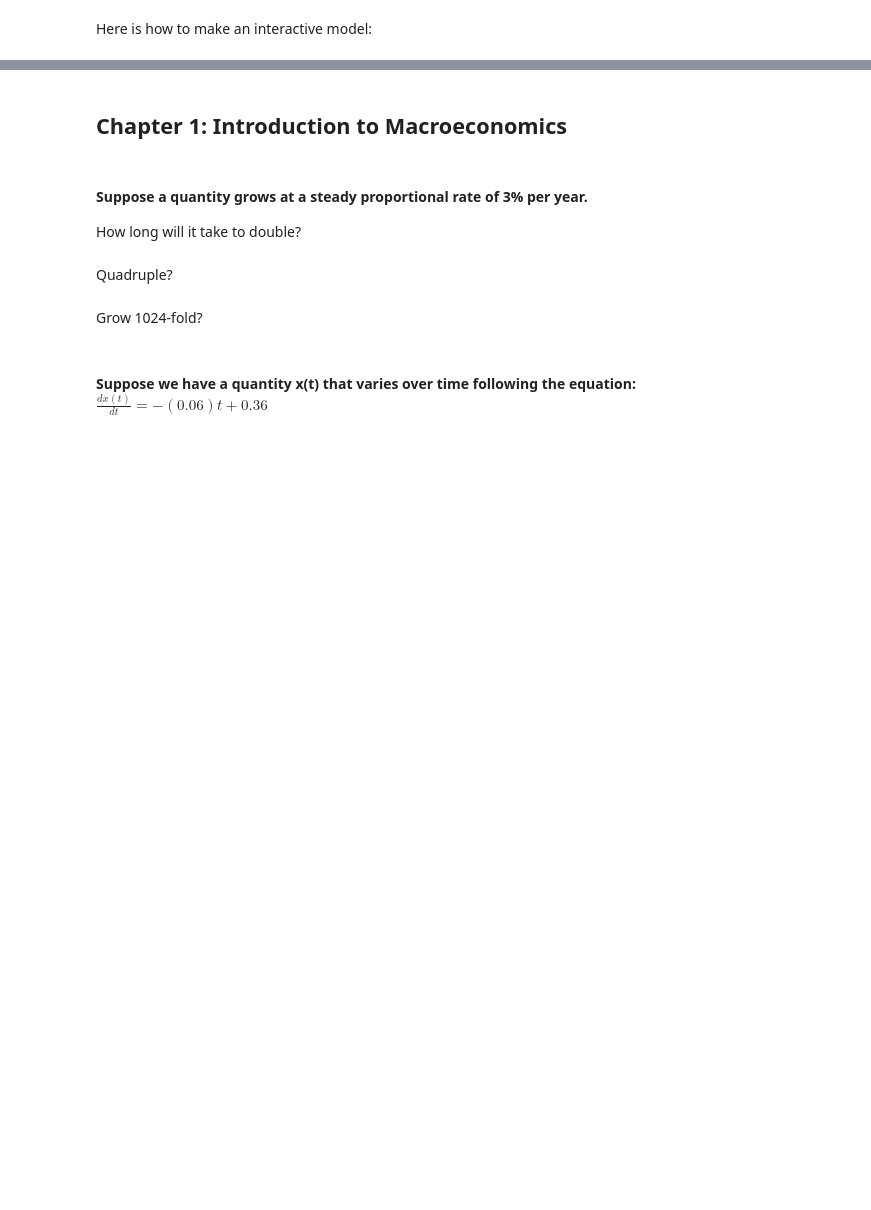
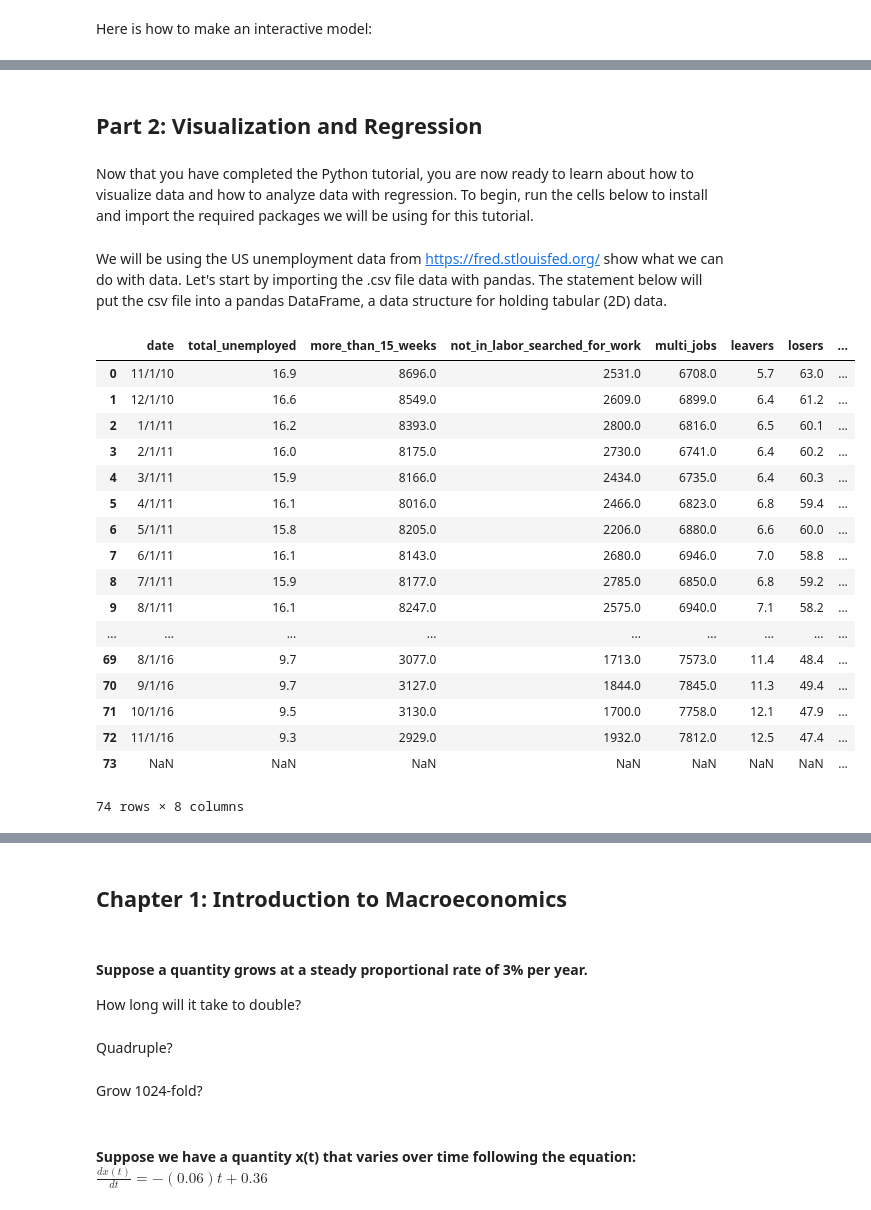
Before and after one commit to ds-modules/ECON-101B, a Jupyter notebook: Intro/intro.ipynb, the cells around one changed output, grey strips where cells are left out. Saved outputs shown, nothing was run; the diff lists cells and outputs as text; code cells hidden in the pictures; blank space fills up the shorter version.

```diff
--- a/Intro/intro.ipynb
+++ b/Intro/intro.ipynb
@@ -25,0 +263,4 @@ Here is how to make an interactive model:
+# %% [markdown]
+## Part 2: Visualization and Regression
+# %% [markdown]
+Now that you have completed the Python tutorial, you are now ready to learn about how to visualize data and how to analyze data with regression. To begin, run the cells below to install and import the required packages we will be using for this tutorial.
@@ -25,0 +278,24 @@ Here is how to make an interactive model:
+# %% [markdown]
+We will be using the US unemployment data from https://fred.stlouisfed.org/ show what we can do with data. Let's start by importing the .csv file data with pandas. The statement below will put the csv file into a pandas DataFrame, a data structure for holding tabular (2D) data.
+# %%
+unemployment_data = pd.read_csv("data/unemployment.csv")
+unemployment_data
+# %% [output]
+|  | date | total_unemployed | more_than_15_weeks | not_in_labor_searched_for_work | multi_jobs | leavers | losers | ... |
+| 0 | 11/1/10 | 16.9 | 8696.0 | 2531.0 | 6708.0 | 5.7 | 63.0 | ... |
+| 1 | 12/1/10 | 16.6 | 8549.0 | 2609.0 | 6899.0 | 6.4 | 61.2 | ... |
+| 2 | 1/1/11 | 16.2 | 8393.0 | 2800.0 | 6816.0 | 6.5 | 60.1 | ... |
+| 3 | 2/1/11 | 16.0 | 8175.0 | 2730.0 | 6741.0 | 6.4 | 60.2 | ... |
+| 4 | 3/1/11 | 15.9 | 8166.0 | 2434.0 | 6735.0 | 6.4 | 60.3 | ... |
+| 5 | 4/1/11 | 16.1 | 8016.0 | 2466.0 | 6823.0 | 6.8 | 59.4 | ... |
+| 6 | 5/1/11 | 15.8 | 8205.0 | 2206.0 | 6880.0 | 6.6 | 60.0 | ... |
+| 7 | 6/1/11 | 16.1 | 8143.0 | 2680.0 | 6946.0 | 7.0 | 58.8 | ... |
+| 8 | 7/1/11 | 15.9 | 8177.0 | 2785.0 | 6850.0 | 6.8 | 59.2 | ... |
+| 9 | 8/1/11 | 16.1 | 8247.0 | 2575.0 | 6940.0 | 7.1 | 58.2 | ... |
+| ... | ... | ... | ... | ... | ... | ... | ... | ... |
+| 69 | 8/1/16 | 9.7 | 3077.0 | 1713.0 | 7573.0 | 11.4 | 48.4 | ... |
+| 70 | 9/1/16 | 9.7 | 3127.0 | 1844.0 | 7845.0 | 11.3 | 49.4 | ... |
+| 71 | 10/1/16 | 9.5 | 3130.0 | 1700.0 | 7758.0 | 12.1 | 47.9 | ... |
+| 72 | 11/1/16 | 9.3 | 2929.0 | 1932.0 | 7812.0 | 12.5 | 47.4 | ... |
+| 73 | NaN | NaN | NaN | NaN | NaN | NaN | NaN | ... |
+74 rows × 8 columns
```
Also changed, not shown: parts of 54 cells of this notebook, 1 other file.
